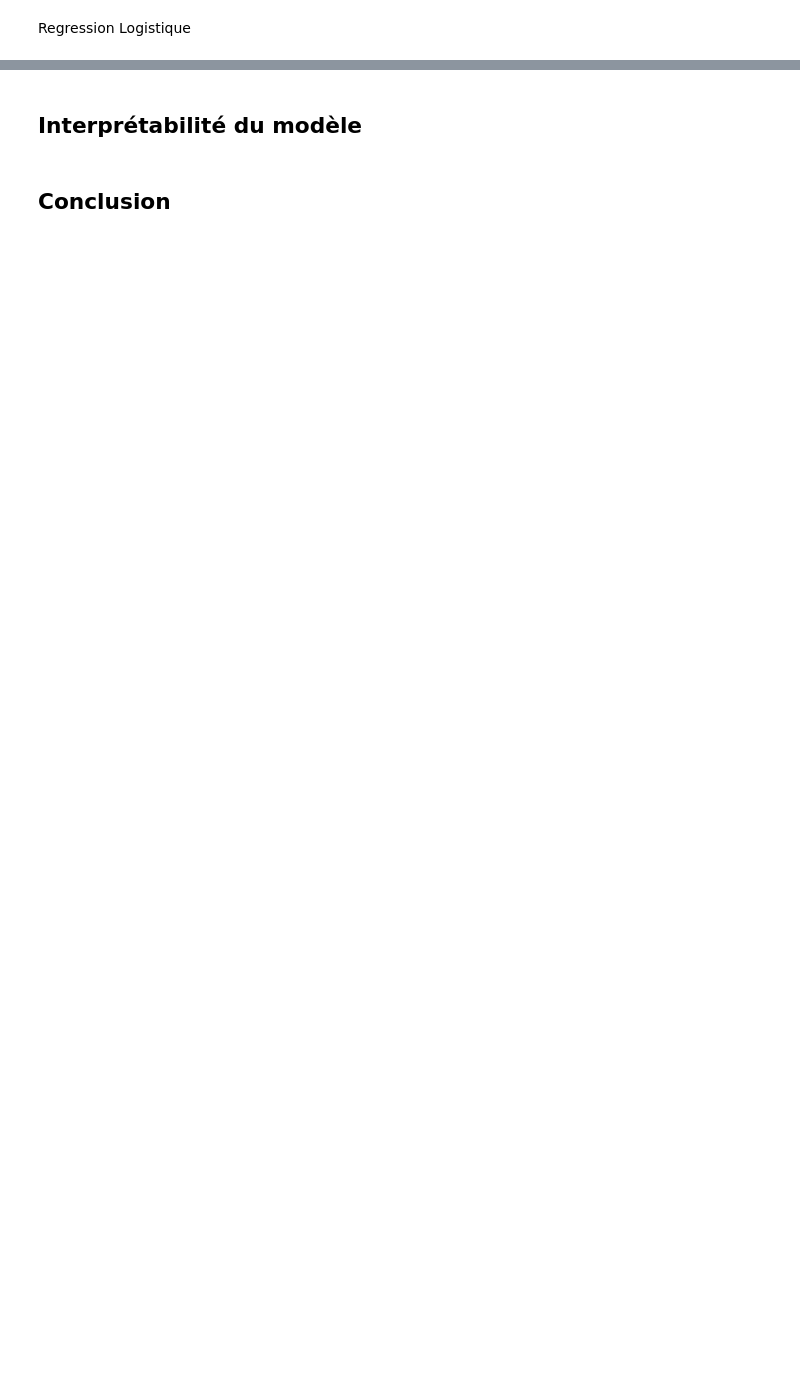
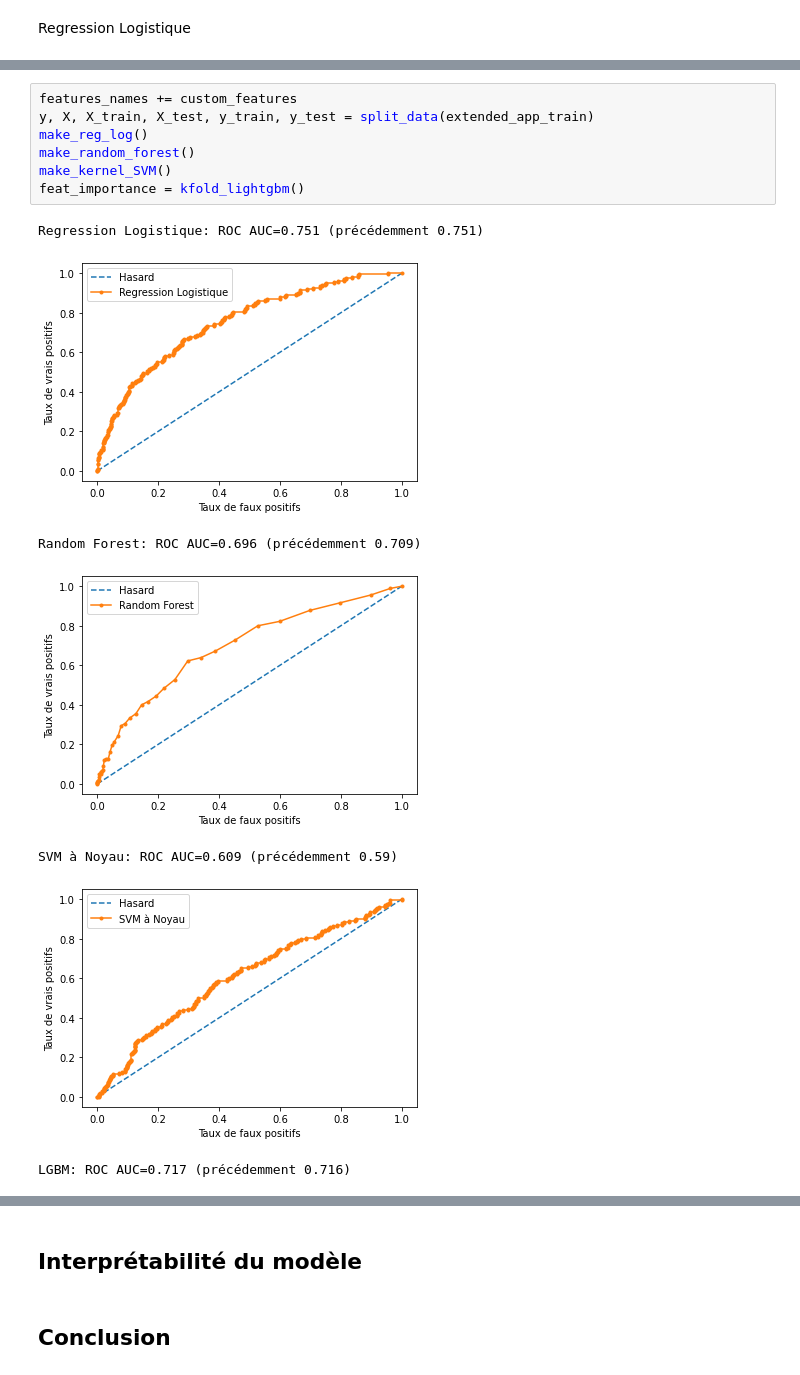
Before and after one commit to ThibaultDieudonne/Credit-Scoring, a Jupyter notebook: notebook.ipynb, the cells around one changed output, grey strips where cells are left out. Drawn from its saved outputs; the diff is of its cells as text; blank space fills up the shorter version.

```diff
--- a/notebook.ipynb
+++ b/notebook.ipynb
@@ -451,0 +487,15 @@ AUC score 0.748907
+# %%
+features_names += custom_features
+y, X, X_train, X_test, y_train, y_test = split_data(extended_app_train)
+make_reg_log()
+make_random_forest()
+make_kernel_SVM()
+feat_importance = kfold_lightgbm()
+# %% [output]
+Regression Logistique: ROC AUC=0.751 (précédemment 0.751)
+[figure, added]
+Random Forest: ROC AUC=0.696 (précédemment 0.709)
+[figure, added]
+SVM à Noyau: ROC AUC=0.609 (précédemment 0.59)
+[figure, added]
+LGBM: ROC AUC=0.717 (précédemment 0.716)
```
Also changed, not shown: parts of 33 cells of this notebook, 1 other file.
